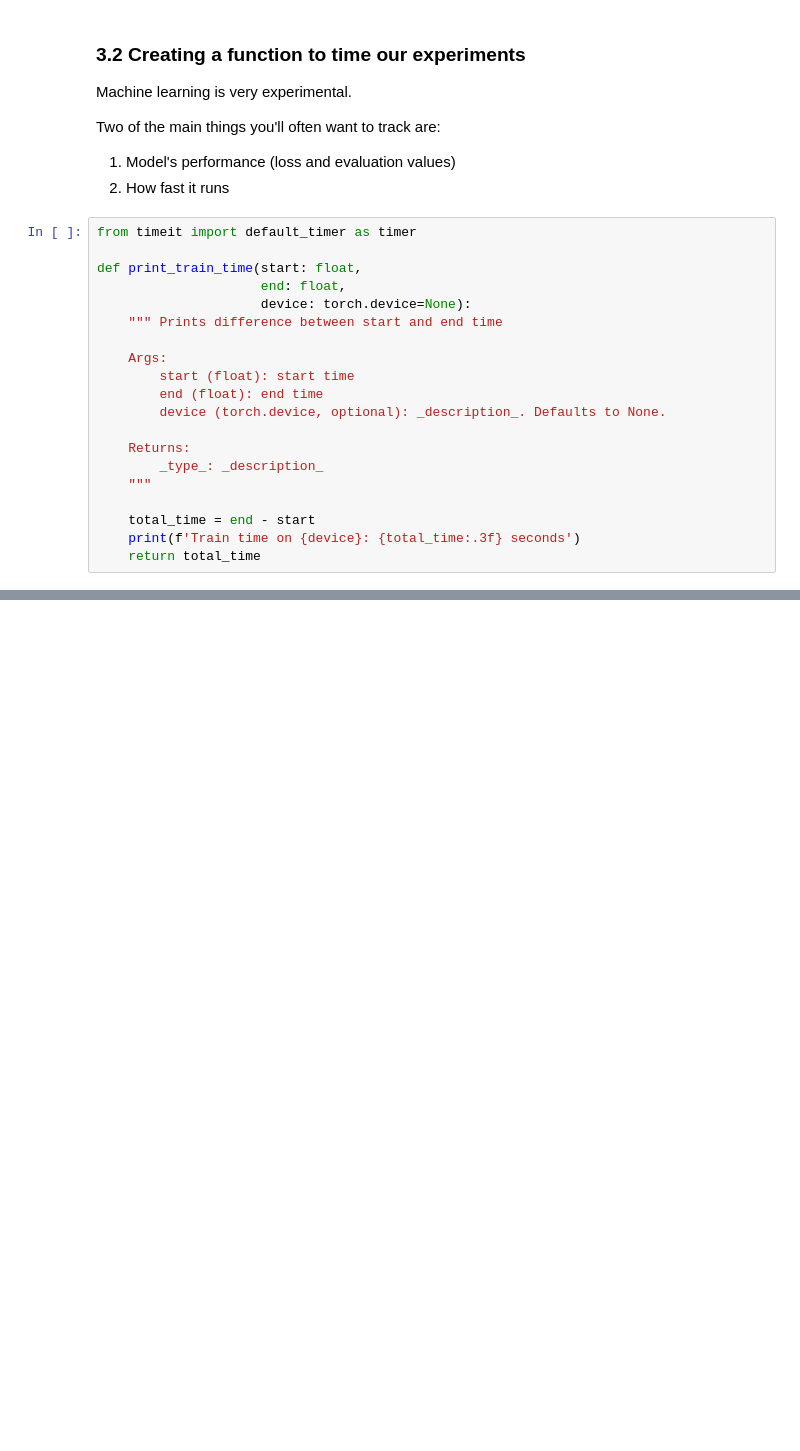
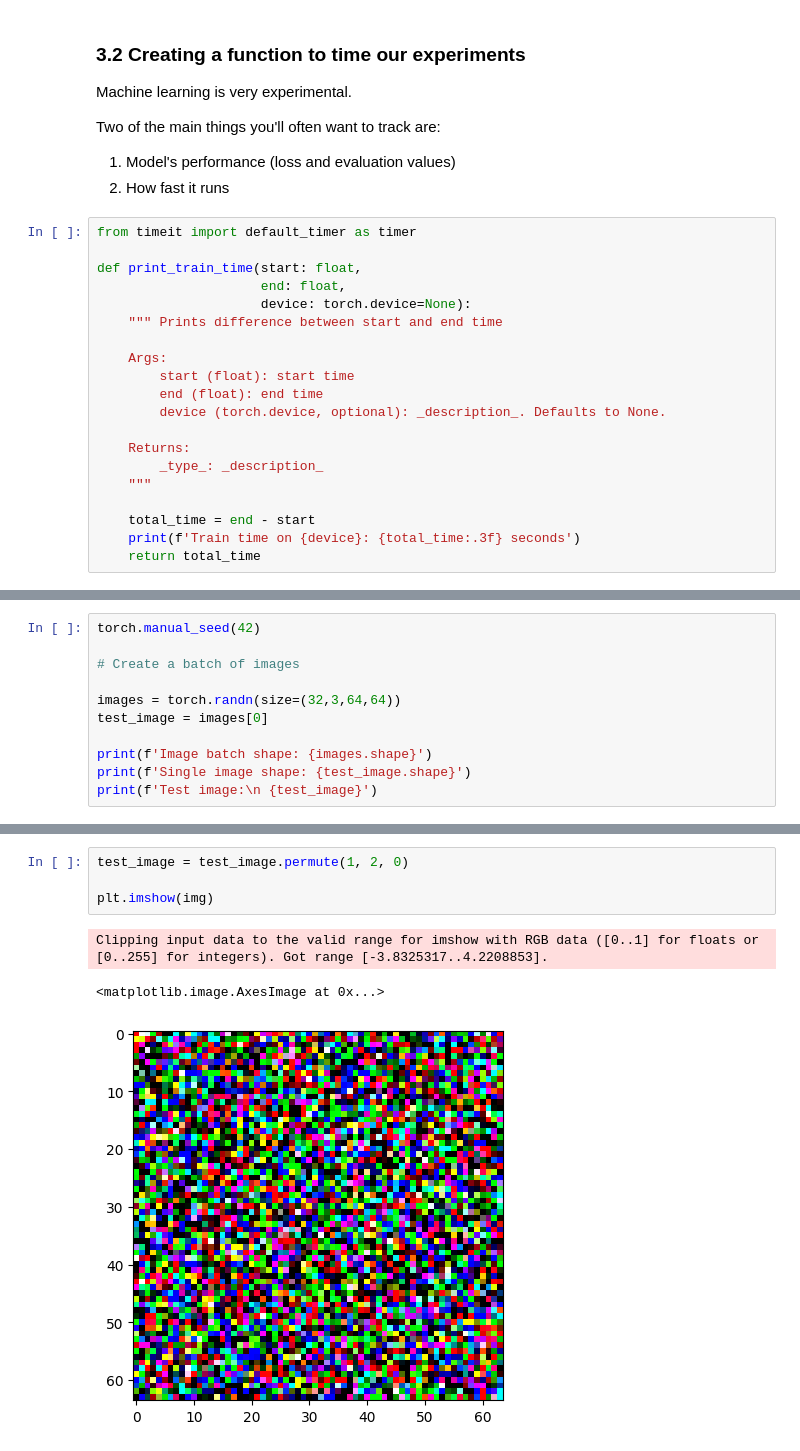
Before and after one commit to Qertal/KursStreamlit, a Jupyter notebook: pytorch/03_pytorch_computer_vision_video.ipynb, the cells around one changed output, grey strips where cells are left out. Saved outputs shown, nothing was run; the diff lists cells and outputs as text; blank space fills up the shorter version.

```diff
--- a/pytorch/03_pytorch_computer_vision_video.ipynb
+++ b/pytorch/03_pytorch_computer_vision_video.ipynb
@@ -366,0 +908,11 @@ Train time on cuda: 0.000 seconds
+# %%
+torch.manual_seed(42)
+
+# Create a batch of images
+
+images = torch.randn(size=(32,3,64,64))
+test_image = images[0]
+
+print(f'Image batch shape: {images.shape}')
+print(f'Single image shape: {test_image.shape}')
+print(f'Test image:\n {test_image}')
@@ -366,0 +937,8 @@ Train time on cuda: 0.000 seconds
+# %%
+test_image = test_image.permute(1, 2, 0)
+
+plt.imshow(img)
+# %% [output]
+Clipping input data to the valid range for imshow with RGB data ([0..1] for floats or [0..255] for integers). Got range [-3.8325317..4.2208853].
+<matplotlib.image.AxesImage at 0x...>
+[figure, added]
```
Also changed, not shown: parts of 57 cells of this notebook.
